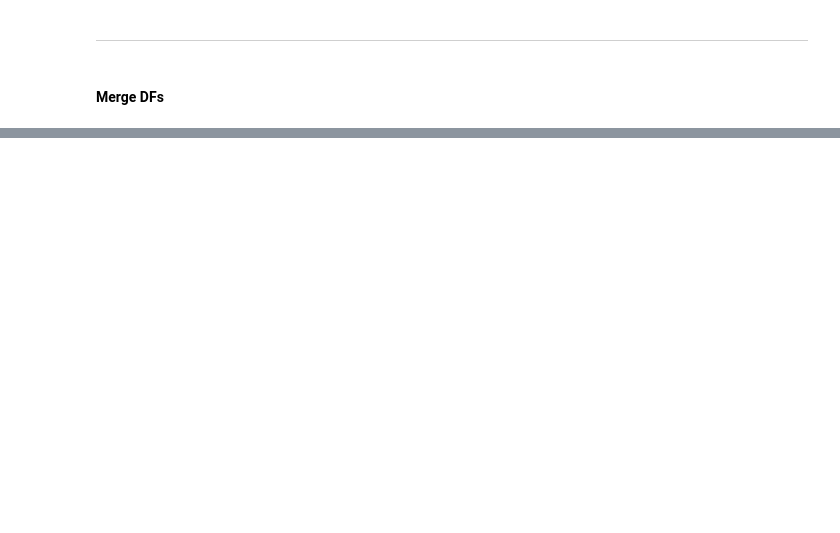
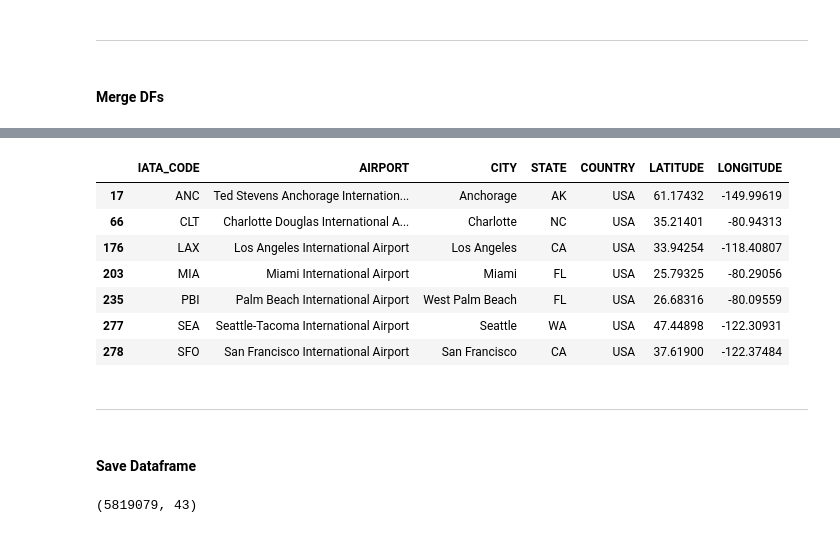
Before and after one commit to vinisouz4/FIAP_projeto_Fase_3, a Jupyter notebook: src/notebooks/manipulation.ipynb, the cells around one changed output, grey strips where cells are left out. Cells and saved outputs as stored; diff of their text form; code cells hidden in the pictures; blank space fills up the shorter version.

```diff
--- a/src/notebooks/manipulation.ipynb
+++ b/src/notebooks/manipulation.ipynb
@@ -192,0 +213,19 @@ airports_df
+# %%
+airports_df.query(
+    """
+    IATA_CODE == 'ANC' | IATA_CODE == 'SEA' | IATA_CODE == 'LAX' | IATA_CODE == 'PBI' | IATA_CODE == 'SFO' | IATA_CODE == 'CLT' |  IATA_CODE == 'LAX' | IATA_CODE == 'MIA'
+    """
+)
+# %% [output]
+|  | IATA_CODE | AIRPORT | CITY | STATE | COUNTRY | LATITUDE | LONGITUDE |
+| 17 | ANC | Ted Stevens Anchorage Internation... | Anchorage | AK | USA | 61.17432 | -149.99619 |
+| 66 | CLT | Charlotte Douglas International A... | Charlotte | NC | USA | 35.21401 | -80.94313 |
+| 176 | LAX | Los Angeles International Airport | Los Angeles | CA | USA | 33.94254 | -118.40807 |
+| 203 | MIA | Miami International Airport | Miami | FL | USA | 25.79325 | -80.29056 |
+| 235 | PBI | Palm Beach International Airport | West Palm Beach | FL | USA | 26.68316 | -80.09559 |
+| 277 | SEA | Seattle-Tacoma International Airport | Seattle | WA | USA | 47.44898 | -122.30931 |
+| 278 | SFO | San Francisco International Airport | San Francisco | CA | USA | 37.61900 | -122.37484 |
+# %% [markdown]
+----
+# %% [markdown]
+#### Save Dataframe
@@ -192,0 +234,5 @@ airports_df
+# %%
+teste = pd.read_csv("../data/silver/flights_delay_cancelled.csv", sep=",")
+teste.shape
+# %% [output]
+(5819079, 43)
```
Also changed, not shown: parts of 7 cells of this notebook.
